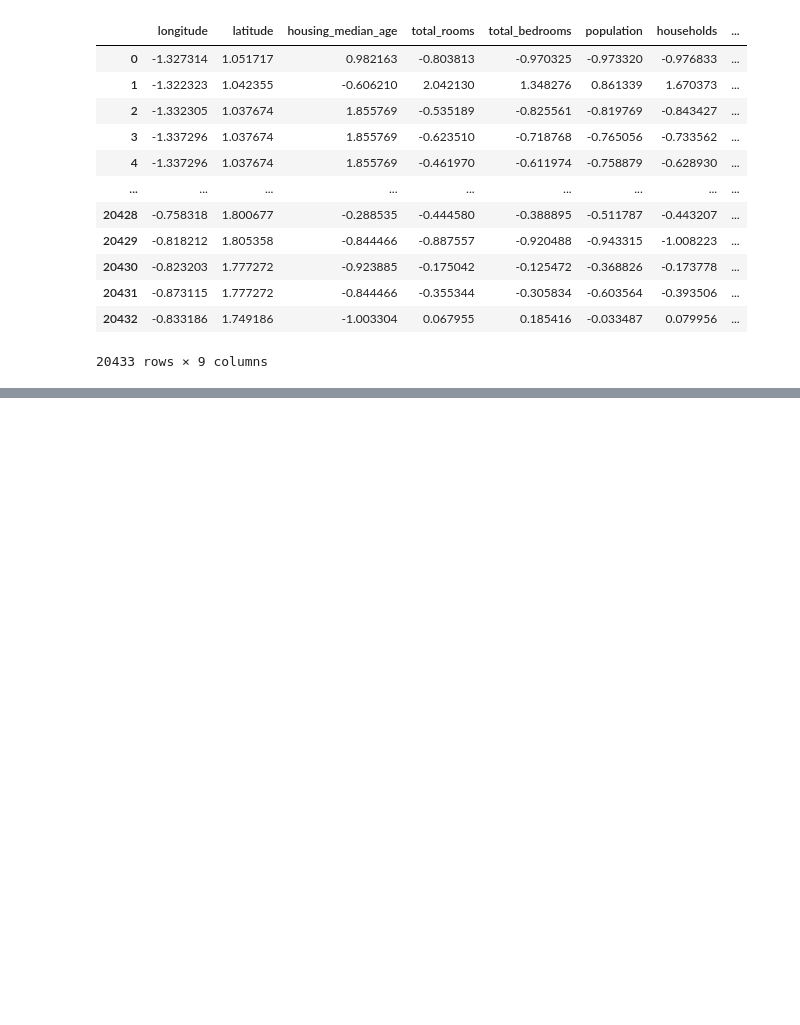
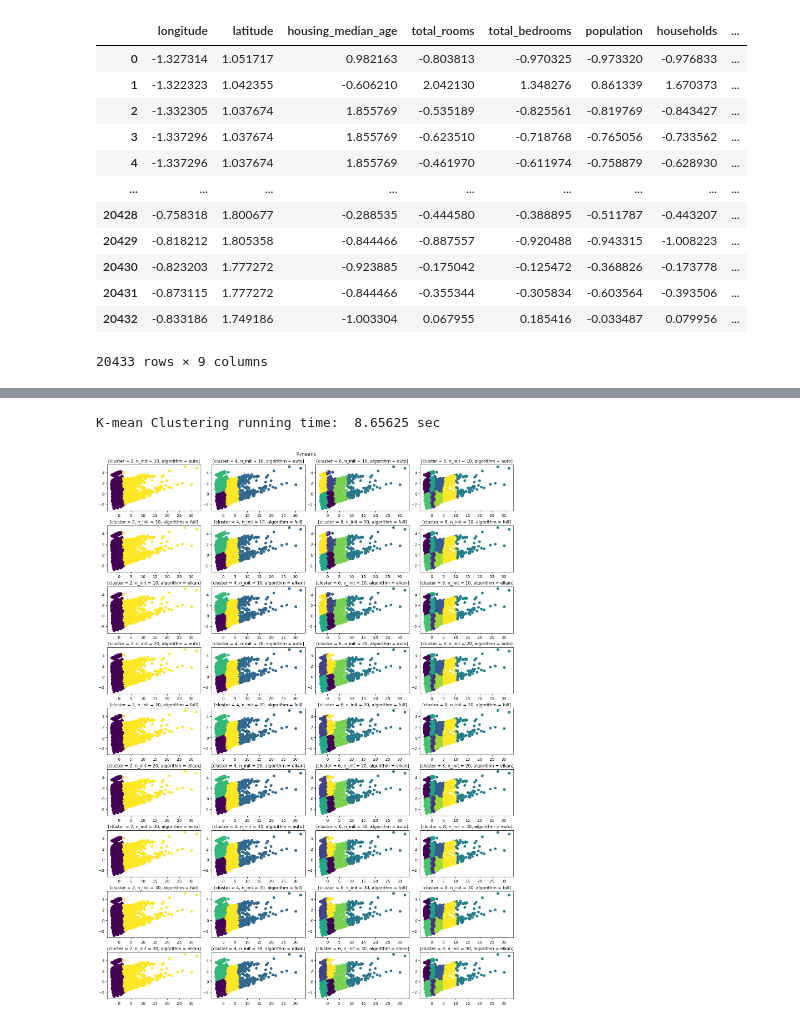
Before and after one commit to hhanoo/University_Major, a Jupyter notebook: Lab2_정현우.ipynb, the cells around one changed output, grey strips where cells are left out. Drawn from its saved outputs; the diff is of its cells as text; code cells hidden in the pictures; blank space fills up the shorter version.

Commit message:
Lab2) k-mean, EM(GMM), CLARANS 수정 및 정상 작동

```diff
--- a/Lab2_정현우.ipynb
+++ b/Lab2_정현우.ipynb
@@ -238,0 +278,6 @@ sns.heatmap(x.corr(), annot=True, fmt='0.2f')
+# %%
+data = model_kmeans(x)
+data.show()
+# %% [output]
+K-mean Clustering running time:  8.65625 sec
+[figure, added]
```
Also changed, not shown: parts of 11 cells of this notebook.
